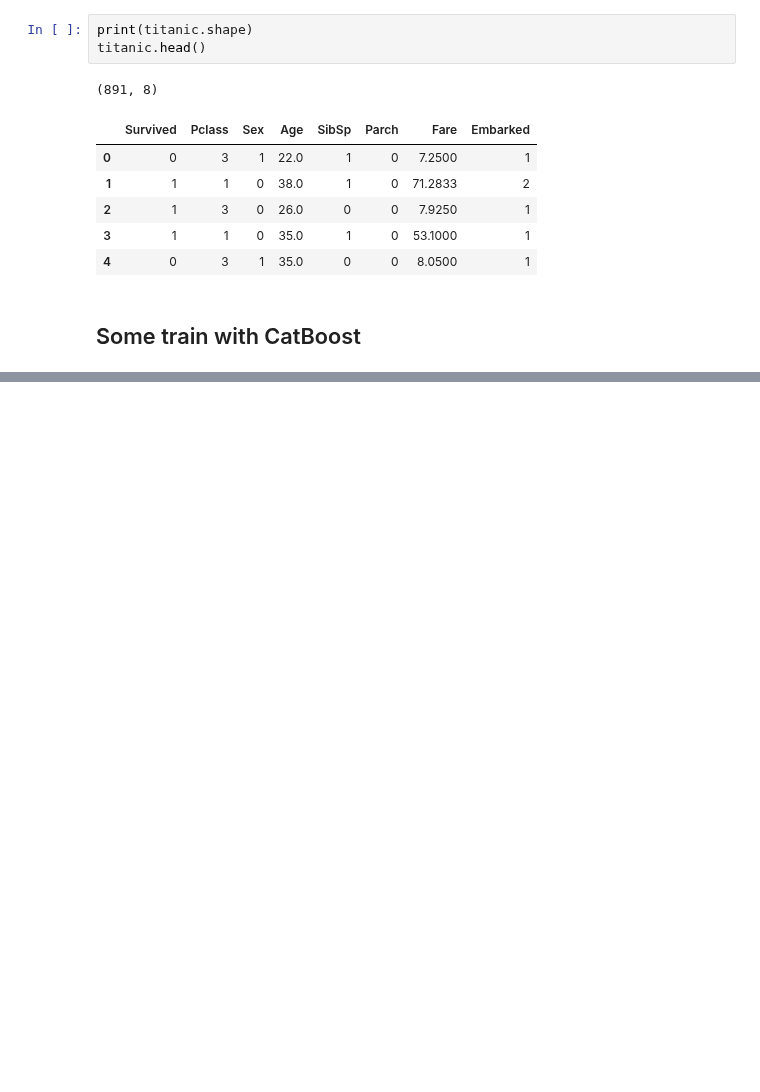
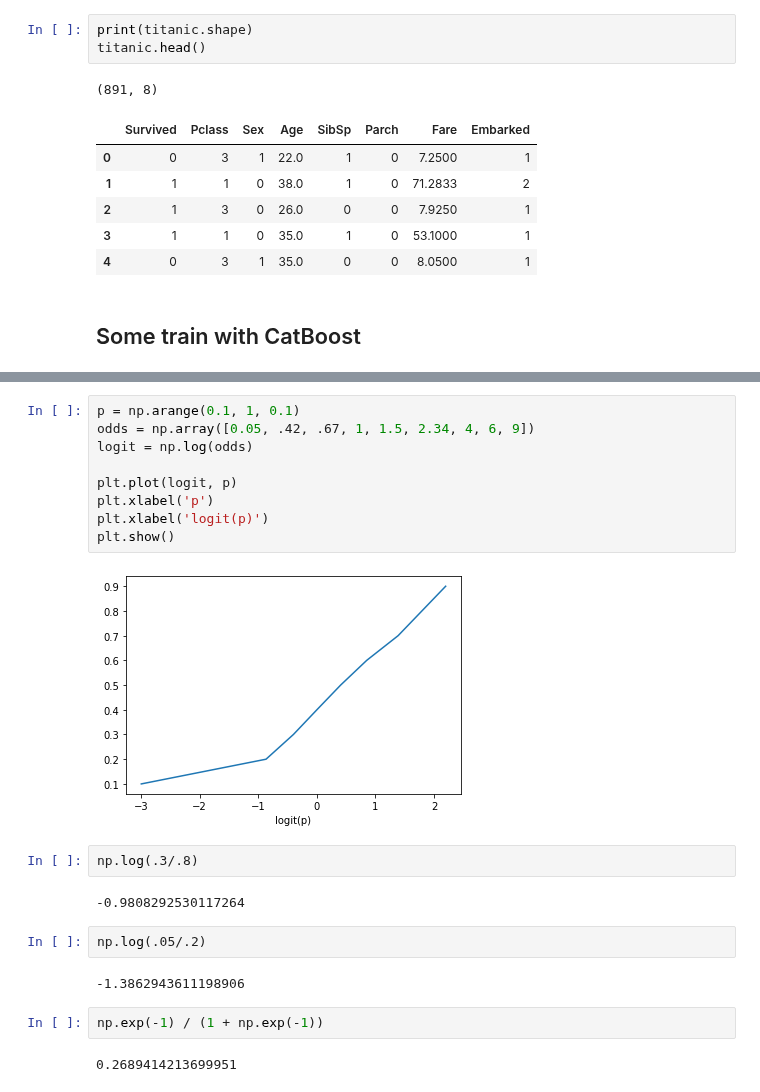
Before and after one commit to Stynic/train_ml_math, a Jupyter notebook: ml/low_level/module_9/notebook_9.ipynb, the cells around one changed output, grey strips where cells are left out. Saved outputs shown, nothing was run; the diff lists cells and outputs as text; blank space fills up the shorter version.

```diff
--- a/ml/low_level/module_9/notebook_9.ipynb
+++ b/ml/low_level/module_9/notebook_9.ipynb
@@ -670,0 +701,23 @@ cat=<catboost.core.CatBoostClassifier object at 0x...>
+# %%
+p = np.arange(0.1, 1, 0.1)
+odds = np.array([0.05, .42, .67, 1, 1.5, 2.34, 4, 6, 9])
+logit = np.log(odds)
+
+plt.plot(logit, p)
+plt.xlabel('p')
+plt.xlabel('logit(p)')
+plt.show()
+# %% [output]
+[figure, added]
+# %%
+np.log(.3/.8)
+# %% [output]
+-0.9808292530117264
+# %%
+np.log(.05/.2)
+# %% [output]
+-1.3862943611198906
+# %%
+np.exp(-1) / (1 + np.exp(-1))
+# %% [output]
+0.2689414213699951
```
Also changed, not shown: parts of 14 cells of this notebook.
